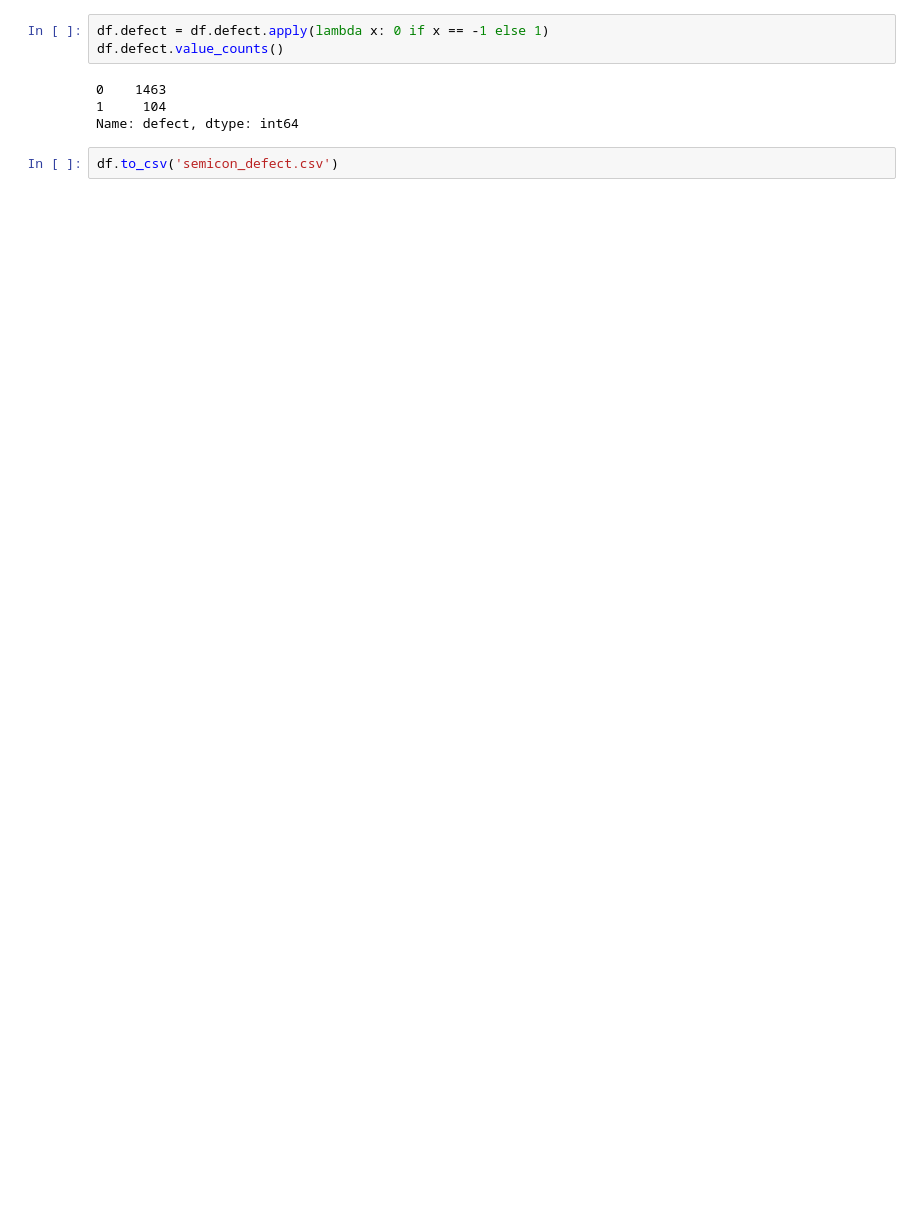
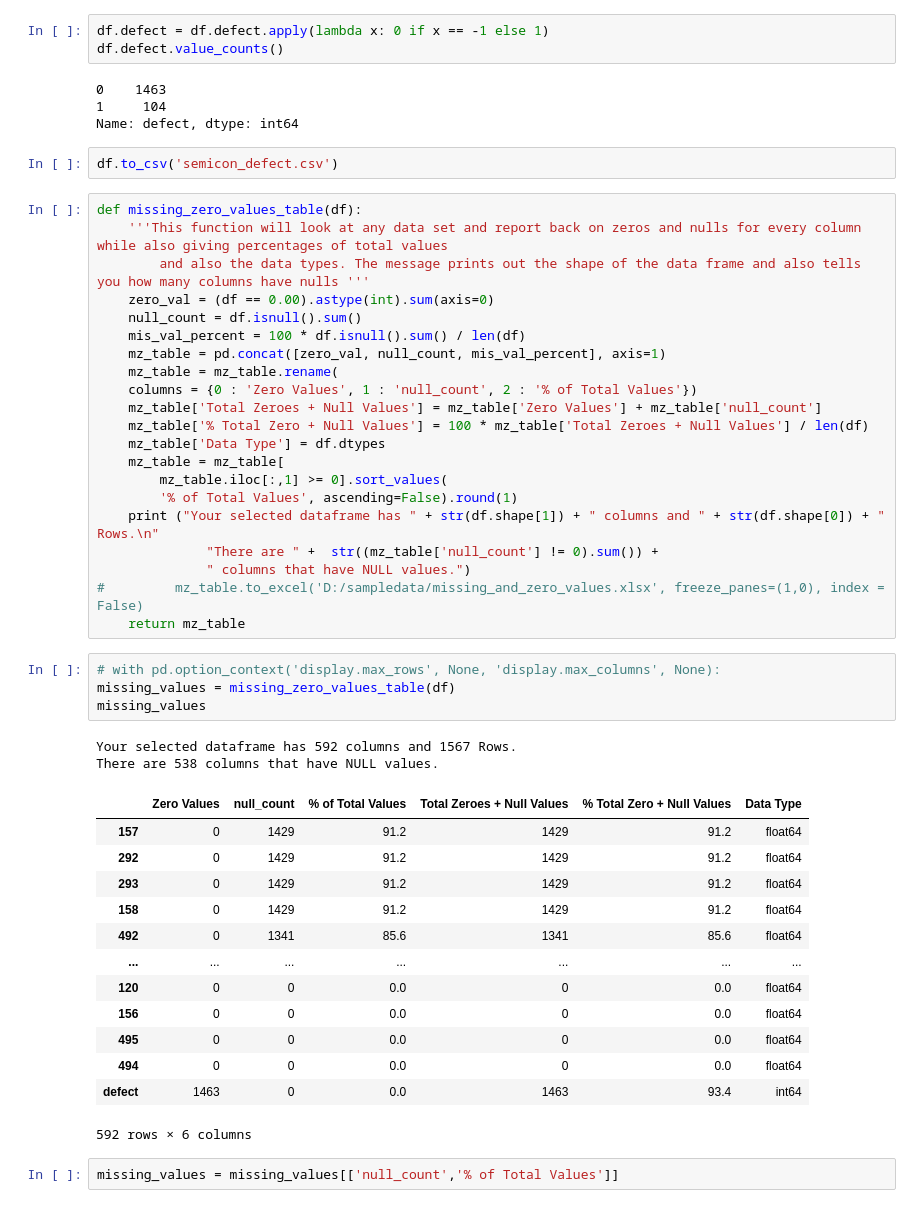
Before and after one commit to Ken-Alviola/individual_project, a Jupyter notebook: defect_exploration.ipynb, the cells around one changed output. Drawn from its saved outputs; the diff is of its cells as text; blank space fills up the shorter version.

Commit message:
need to drop nulls

```diff
--- a/defect_exploration.ipynb
+++ b/defect_exploration.ipynb
@@ -53,3 +54,46 @@ df.defect.value_counts()
 Name: defect, dtype: int64
 # %%
 df.to_csv('semicon_defect.csv')
+# %%
+def missing_zero_values_table(df):
+    '''This function will look at any data set and report back on zeros and nulls for every column while also giving percentages of total values
+        and also the data types. The message prints out the shape of the data frame and also tells you how many columns have nulls '''
+    zero_val = (df == 0.00).astype(int).sum(axis=0)
+    null_count = df.isnull().sum()
+    mis_val_percent = 100 * df.isnull().sum() / len(df)
+    mz_table = pd.concat([zero_val, null_count, mis_val_percent], axis=1)
+    mz_table = mz_table.rename(
+    columns = {0 : 'Zero Values', 1 : 'null_count', 2 : '% of Total Values'})
+    mz_table['Total Zeroes + Null Values'] = mz_table['Zero Values'] + mz_table['null_count']
+    mz_table['% Total Zero + Null Values'] = 100 * mz_table['Total Zeroes + Null Values'] / len(df)
+    mz_table['Data Type'] = df.dtypes
+    mz_table = mz_table[
+        mz_table.iloc[:,1] >= 0].sort_values(
+        '% of Total Values', ascending=False).round(1)
+    print ("Your selected dataframe has " + str(df.shape[1]) + " columns and " + str(df.shape[0]) + " Rows.\n"
+              "There are " +  str((mz_table['null_count'] != 0).sum()) +
+              " columns that have NULL values.")
+#         mz_table.to_excel('D:/sampledata/missing_and_zero_values.xlsx', freeze_panes=(1,0), index = False)
+    return mz_table
+# %%
+# with pd.option_context('display.max_rows', None, 'display.max_columns', None):
+missing_values = missing_zero_values_table(df)
+missing_values
+# %% [output]
+Your selected dataframe has 592 columns and 1567 Rows.
+There are 538 columns that have NULL values.
+|  | Zero Values | null_count | % of Total Values | Total Zeroes + Null Values | % Total Zero + Null Values | Data Type |
+| 157 | 0 | 1429 | 91.2 | 1429 | 91.2 | float64 |
+| 292 | 0 | 1429 | 91.2 | 1429 | 91.2 | float64 |
+| 293 | 0 | 1429 | 91.2 | 1429 | 91.2 | float64 |
+| 158 | 0 | 1429 | 91.2 | 1429 | 91.2 | float64 |
+| 492 | 0 | 1341 | 85.6 | 1341 | 85.6 | float64 |
+| ... | ... | ... | ... | ... | ... | ... |
+| 120 | 0 | 0 | 0.0 | 0 | 0.0 | float64 |
+| 156 | 0 | 0 | 0.0 | 0 | 0.0 | float64 |
+| 495 | 0 | 0 | 0.0 | 0 | 0.0 | float64 |
+| 494 | 0 | 0 | 0.0 | 0 | 0.0 | float64 |
+| defect | 1463 | 0 | 0.0 | 1463 | 93.4 | int64 |
+592 rows × 6 columns
+# %%
+missing_values = missing_values[['null_count','% of Total Values']]
```
Also changed, not shown: parts of 6 cells of this notebook, 1 other file.
